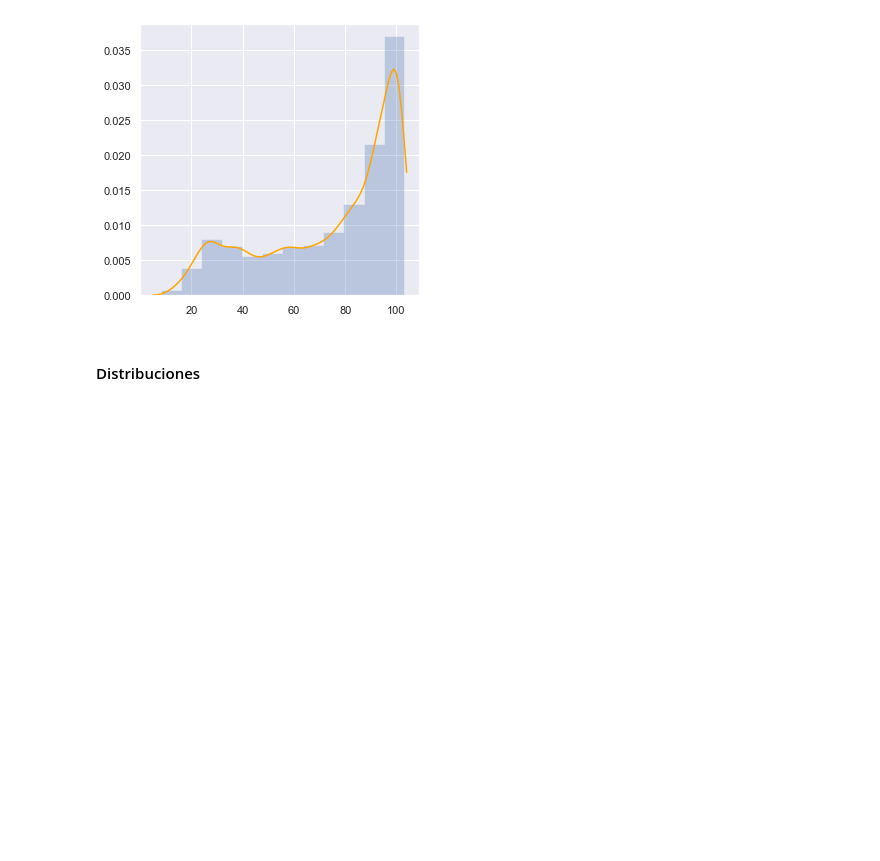
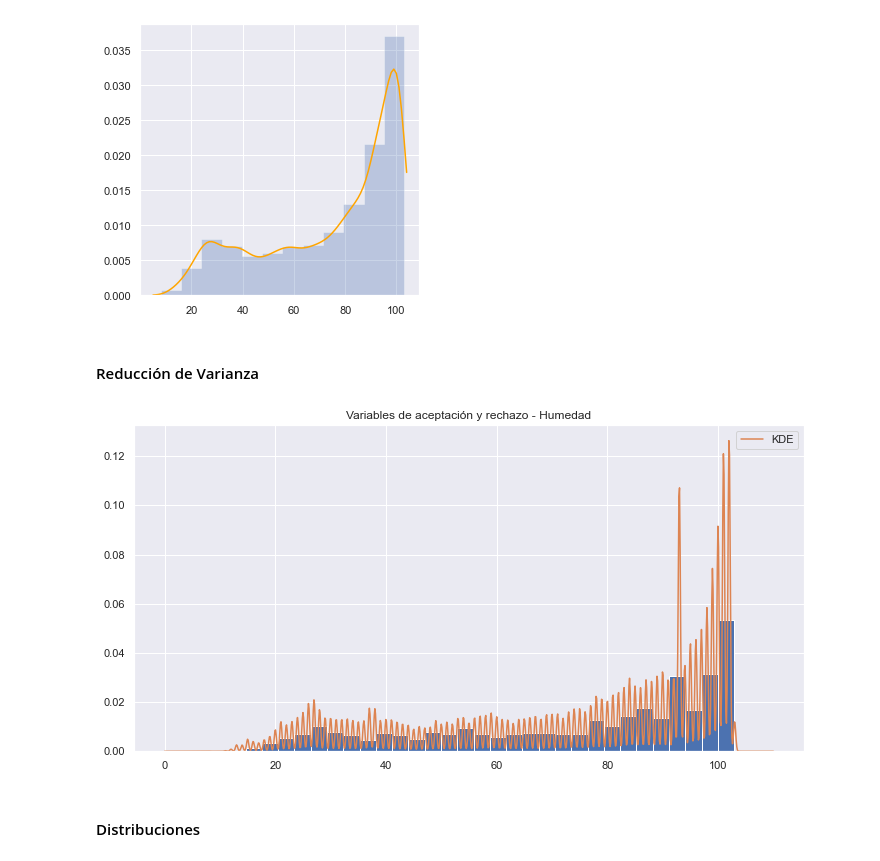
Before and after one commit to Tania-Bell/Proyecto_Modulo1, a Jupyter notebook: Proyecto_BellT_FloresA radiación solar.ipynb, the cells around one changed output. Saved outputs shown, nothing was run; the diff lists cells and outputs as text; code cells hidden in the pictures; blank space fills up the shorter version.

```diff
--- a/Proyecto_BellT_FloresA adult census.ipynb
+++ b/Proyecto_BellT_FloresA radiación solar.ipynb
@@ -517,6 +606,25 @@ plt.hist(hume, bins=12, fc='b', histtype='stepfilled', alpha=0.3, density=True)
 plt.show()
 # %% [output]
 [figure]
+# %% [markdown]
+#### Reducción de Varianza
+# %%
+model = KernelDensity(bandwidth=0.2) #usando bandwidth óptimo
+model.fit(hume.reshape(-1, 1))
+x_grid = np.linspace(0, 110, 1000)
+pdf_hume = pdf(x_grid[:, None], model) # usando función pdf
+
+plt.figure(figsize=(12,6))
+var_aleatorias = red_var(hume,100000,pdf, lambda x: max(pdf_hume) * np.ones(len(x)), model) # usand pdf
+
+plt.hist(var_aleatorias, 30, density=True)
+
+plt.plot(x_grid, pdf_hume, alpha=1, label='KDE') # graficamos
+plt.title('Variables de aceptación y rechazo - Humedad')
+plt.legend()
+plt.show()
+# %% [output]
+[figure, added]
 # %% [markdown]
 #### Distribuciones
 # %%
```
Also changed, not shown: parts of 38 cells of this notebook.
